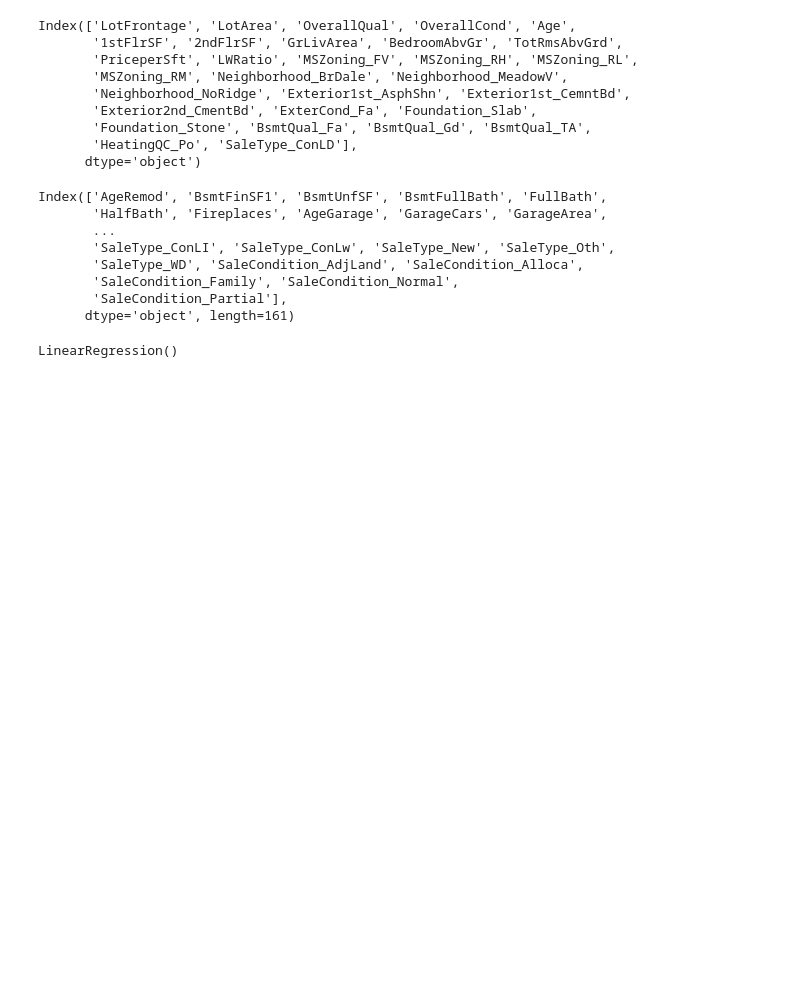
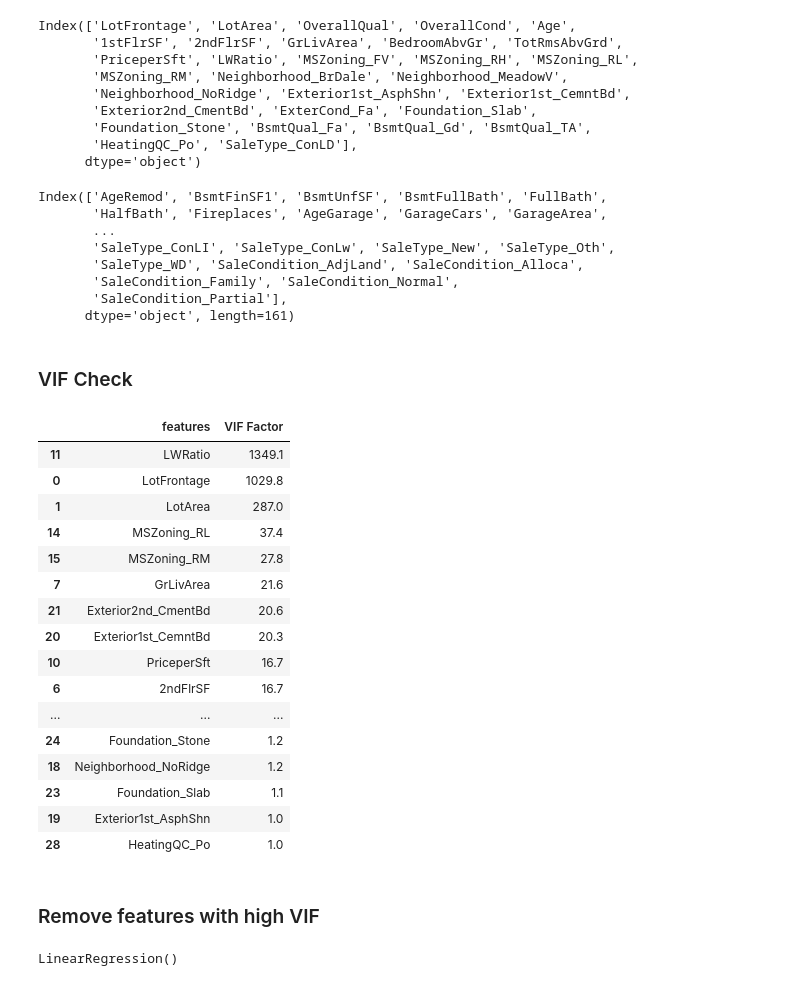
Before and after one commit to ramrajv/AdvLogReg_Assignment, a Jupyter notebook: Adv_Lin_Reg_Assignment_Final.ipynb, the cells around one changed output. Drawn from its saved outputs; the diff is of its cells as text; code cells hidden in the pictures; blank space fills up the shorter version.

```diff
--- a/Adv_Lin_Reg_Assignment_Final.ipynb
+++ b/Adv_Lin_Reg_Assignment_Final.ipynb
@@ -1060,3 +1060,38 @@ Index(['AgeRemod', 'BsmtFinSF1', 'BsmtUnfSF', 'BsmtFullBath', 'FullBath',
       dtype='object', length=161)
 # %%
 X_train_new = X_train[X_train.columns[rfe.support_]]
+# %% [markdown]
+### VIF Check
+# %%
+# Import library for vif
+
+from statsmodels.stats.outliers_influence import variance_inflation_factor
+
+# For each X, calculate VIF and save in dataframe
+vif = pd.DataFrame()
+vif["features"] = X_train_new.columns
+vif["VIF Factor"] = [variance_inflation_factor(X_train_new.values, i) for i in range(X_train_new.shape[1])]
+
+# View vif
+
+vif.round(1).sort_values(by = 'VIF Factor', ascending = False)
+# %% [output]
+|  | features | VIF Factor |
+| 11 | LWRatio | 1349.1 |
+| 0 | LotFrontage | 1029.8 |
+| 1 | LotArea | 287.0 |
+| 14 | MSZoning_RL | 37.4 |
+| 15 | MSZoning_RM | 27.8 |
+| 7 | GrLivArea | 21.6 |
+| 21 | Exterior2nd_CmentBd | 20.6 |
+| 20 | Exterior1st_CemntBd | 20.3 |
+| 10 | PriceperSft | 16.7 |
+| 6 | 2ndFlrSF | 16.7 |
+| ... | ... | ... |
+| 24 | Foundation_Stone | 1.2 |
+| 18 | Neighborhood_NoRidge | 1.2 |
+| 23 | Foundation_Slab | 1.1 |
+| 19 | Exterior1st_AsphShn | 1.0 |
+| 28 | HeatingQC_Po | 1.0 |
+# %% [markdown]
+### Remove features with high VIF
```
Also changed, not shown: parts of 17 cells of this notebook.
